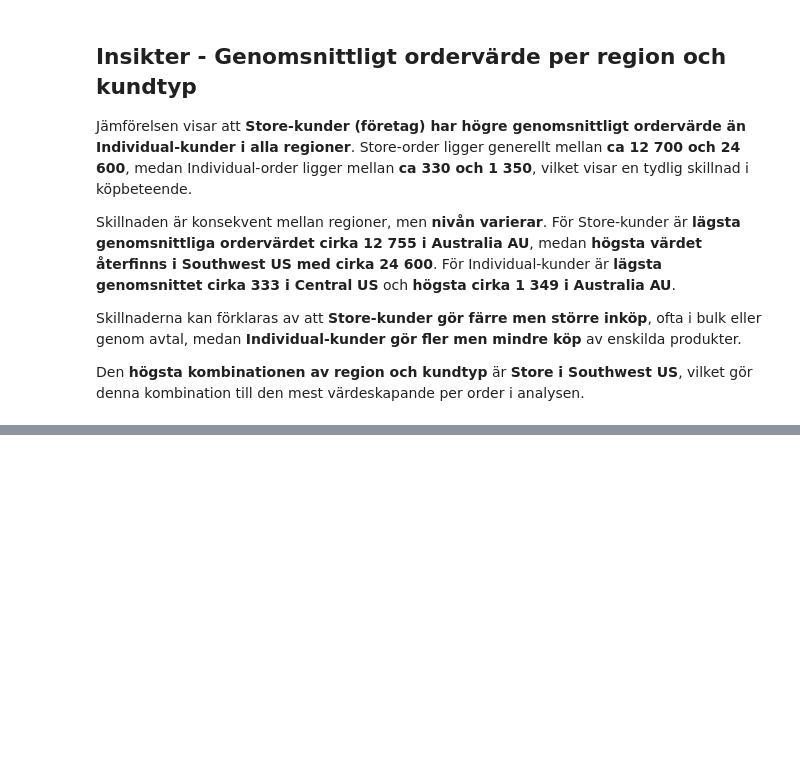
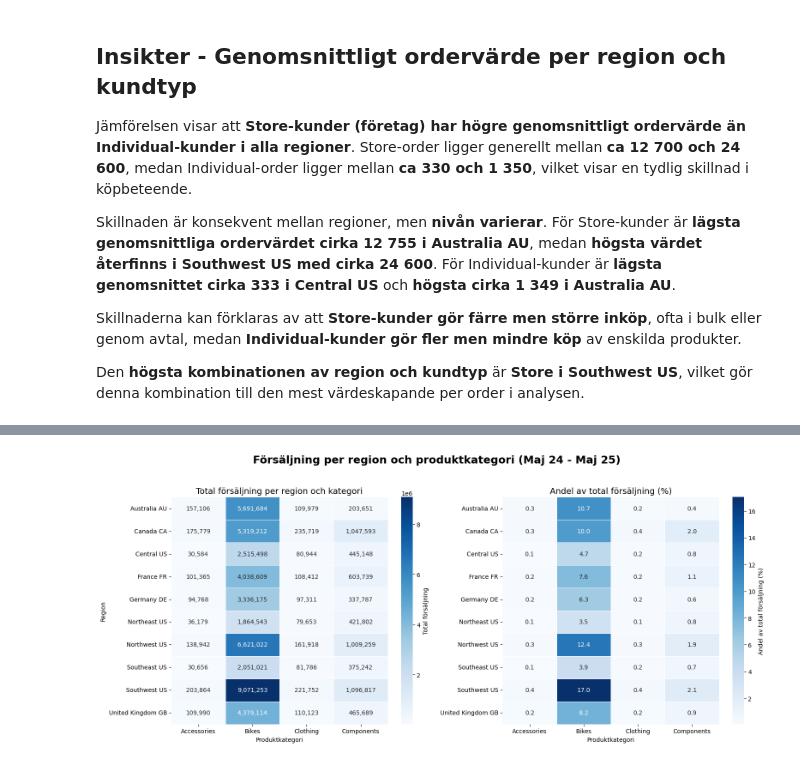
Before and after one commit to wendymermet-lgtm/SQL_Examen, a Jupyter notebook: notebooks/main.ipynb, the cells around one changed output, grey strips where cells are left out. Cells and saved outputs as stored; diff of their text form; code cells hidden in the pictures; blank space fills up the shorter version.

```diff
--- a/notebooks/main.ipynb
+++ b/notebooks/main.ipynb
@@ -574,0 +670,87 @@ Den **högsta kombinationen av region och kundtyp** är **Store i Southwest US**
+# %%
+# Visualization A1: Sales by Region and Product Category Heatmap
+# SQL Query for Visualization A1
+
+query_visA1 = """
+SELECT
+    CONCAT(sst.Name, ' ', sst.CountryRegionCode) AS TerritoryName,
+    pc.Name AS CategoryName,
+    ROUND(SUM(sod.LineTotal), 2) AS TotalRevenue
+
+
+FROM Sales.SalesOrderHeader soh
+INNER JOIN Sales.Customer c ON soh.CustomerID = c.CustomerID
+INNER JOIN Sales.SalesTerritory sst ON c.TerritoryID = sst.TerritoryID
+INNER JOIN Sales.SalesOrderDetail sod ON soh.SalesOrderID = sod.SalesOrderID
+INNER JOIN Production.Product p ON sod.ProductID = p.ProductID
+INNER JOIN Production.ProductSubcategory psc ON p.ProductSubcategoryID = psc.ProductSubcategoryID
+INNER JOIN Production.ProductCategory pc ON psc.ProductCategoryID = pc.ProductCategoryID
+WHERE OrderDate >= DATEADD(
+        MONTH,
+        -13,
+        DATEADD(
+            MONTH,
+            DATEDIFF(MONTH, 0, (SELECT MAX(OrderDate) FROM Sales.SalesOrderHeader)),
+            0
+        )
+      )
+  AND OrderDate < DATEADD(
+        MONTH,
+        DATEDIFF(MONTH, 0, (SELECT MAX(OrderDate) FROM Sales.SalesOrderHeader)),
+        0
+      )
+GROUP BY sst.Name, sst.CountryRegionCode, pc.Name
+ORDER BY  TotalRevenue DESC;
+"""
+
+df_visA1 = query_df(query_visA1)
+
+# Pivot table: Region × Category (absolute values)
+heatmap_abs = df_visA1.pivot_table(
+    index='TerritoryName',
+    columns='CategoryName',
+    values='TotalRevenue',
+    aggfunc='sum'
+)
+
+# Percentage of total revenue
+heatmap_pct = heatmap_abs / heatmap_abs.sum().sum() * 100
+
+# Create dashboard
+fig, axes = plt.subplots(1, 2, figsize=(16, 7))
+
+# Absolute revenue heatmap
+sns.heatmap(
+    heatmap_abs,
+    annot=True,
+    fmt=",.0f",
+    cmap="Blues",
+    linewidths=0.5,
+    cbar_kws={'label': 'Total försäljning'},
+    ax=axes[0]
+)
+axes[0].set_title("Total försäljning per region och kategori", fontsize=14)
+axes[0].set_xlabel("Produktkategori")
+axes[0].set_ylabel("Region")
+
+# Percentage heatmap
+sns.heatmap(
+    heatmap_pct,
+    annot=True,
+    fmt=".1f",
+    cmap="Blues",
+    linewidths=0.5,
+    cbar_kws={'label': 'Andel av total försäljning (%)'},
+    ax=axes[1]
+)
+axes[1].set_title("Andel av total försäljning (%)", fontsize=14)
+axes[1].set_xlabel("Produktkategori")
+axes[1].set_ylabel("")
+
+# Main title
+fig.suptitle("Försäljning per region och produktkategori (Maj 24 - Maj 25)", fontsize=18, fontweight='bold')
+
+plt.tight_layout(rect=[0, 0, 1, 0.95])
+plt.show()
+# %% [output]
+[figure, added]
```
Also changed, not shown: parts of 12 cells of this notebook, 12 other files.
